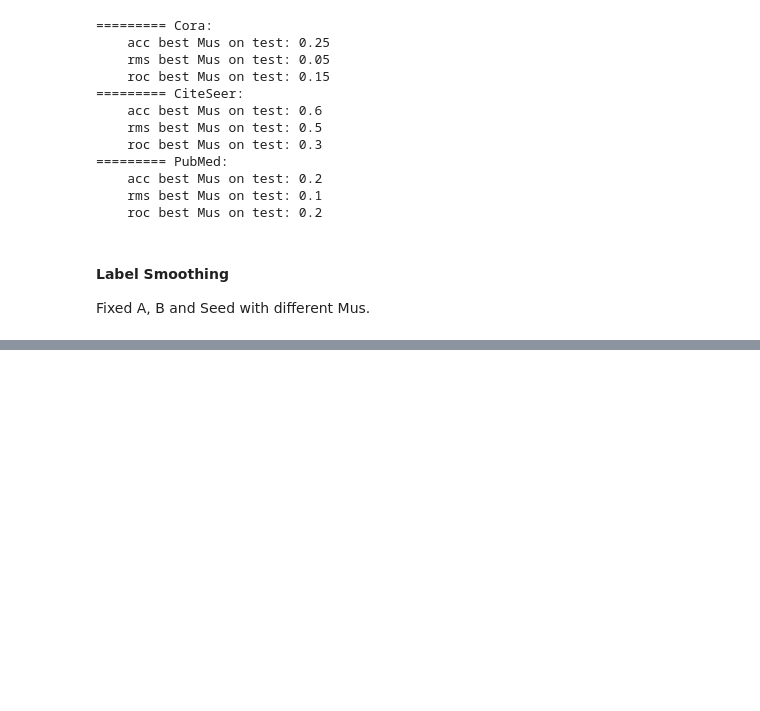
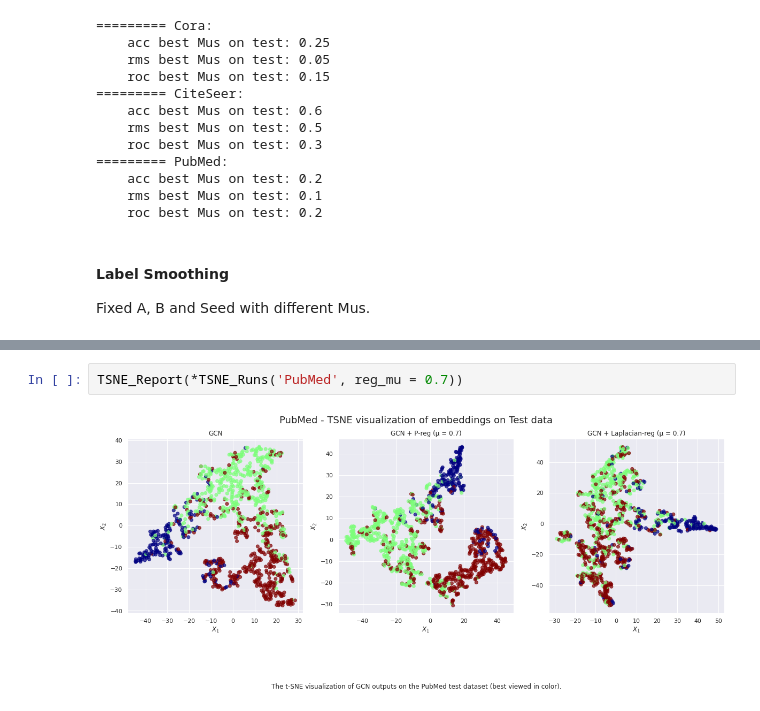
Before and after one commit to sandorfoldi/p-reg, a Jupyter notebook: notebooks/FinalAnalysisAbdul/Analysis.ipynb, the cells around one changed output, grey strips where cells are left out. Saved outputs shown, nothing was run; the diff lists cells and outputs as text; blank space fills up the shorter version.

```diff
--- a/notebooks/FinalAnalysisAbdul/Analysis.ipynb
+++ b/notebooks/FinalAnalysisAbdul/Analysis.ipynb
@@ -816,0 +937,4 @@ Fixed A, B and Seed with different Mus.
+# %%
+TSNE_Report(*TSNE_Runs('PubMed', reg_mu = 0.7))
+# %% [output]
+[figure, added]
```
Also changed, not shown: parts of 9 cells of this notebook.
